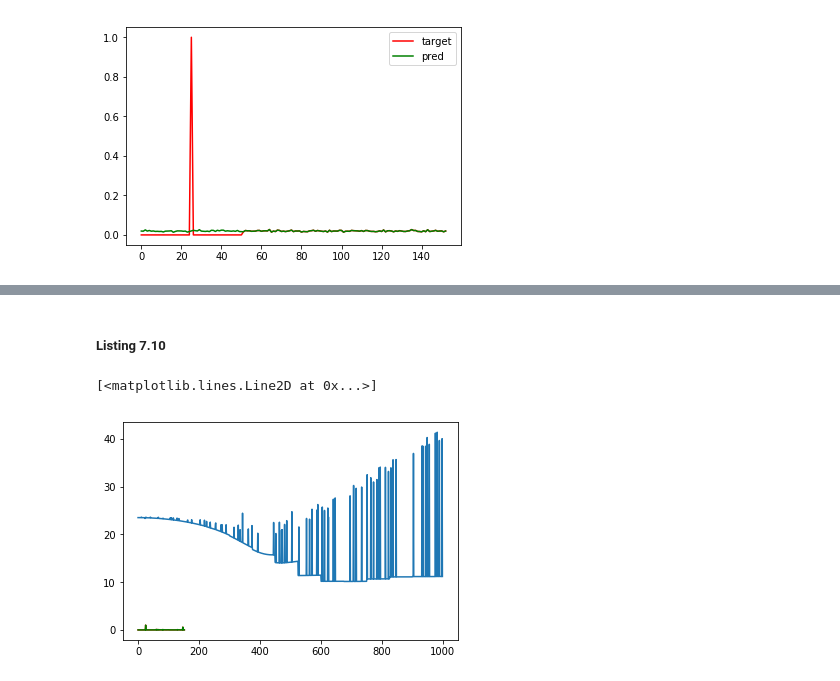
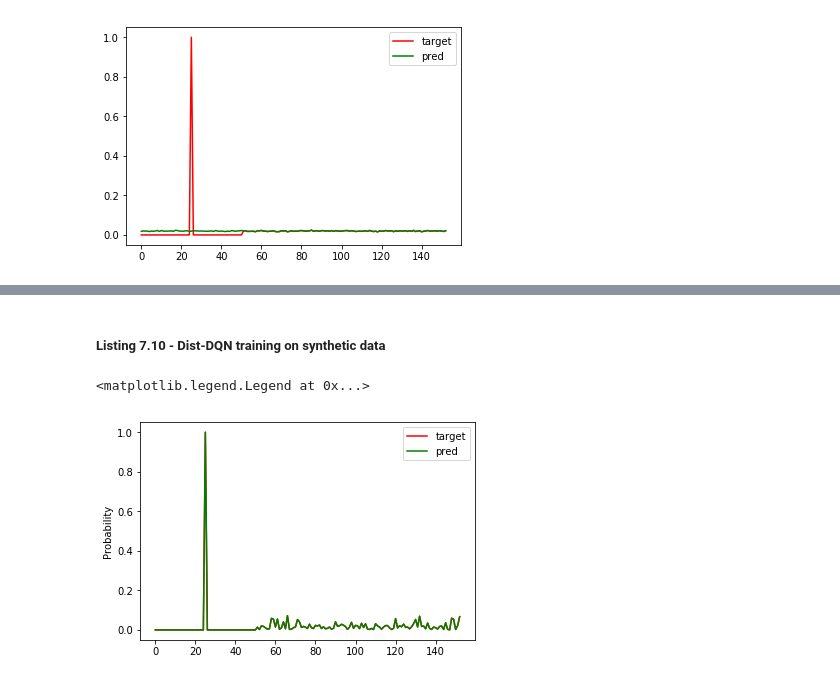
Before and after one commit to sungjinnam/DeepReinforcementLearningInAction, a Jupyter notebook: Chapter 7/Ch7_book.ipynb, the cells around one changed output, grey strips where cells are left out. Drawn from its saved outputs; the diff is of its cells as text; code cells hidden in the pictures.

```diff
--- a/Chapter 7/Ch7_book.ipynb
+++ b/Chapter 7/Ch7_book.ipynb
@@ -200,13 +220,13 @@ plt.legend()
 # %% [markdown]
-##### Listing 7.10
+##### Listing 7.10 - Dist-DQN training on synthetic data
 # %%
 for i in range(1000):
-    reward_batch = torch.Tensor([0,8]) + torch.randn(2)/10.0 #A
-    pred_batch = dist_dqn(state,theta,aspace=aspace) #B
-    pred_batch2 = dist_dqn(state,theta_2,aspace=aspace) #C
+    reward_batch = torch.Tensor([0,8]) + torch.randn(2)/10.0 #1: Adds some random noise to the rewards to mitigate overfitting
+    pred_batch = dist_dqn(state,theta,aspace=aspace) #2: uses the main model Dist-DQN to make distribution predictions
+    pred_batch2 = dist_dqn(state,theta_2,aspace=aspace) #3: uses the target network Dist-DQN to make distribution predictions (using lagged parameters)
     target_dist = get_target_dist(pred_batch2,action_batch,reward_batch, \
-                                 support, lim=(vmin,vmax),gamma=gamma) #D
-    loss = lossfn(pred_batch,target_dist.detach()) #E
+                                 support, lim=(vmin,vmax),gamma=gamma) #4: uses the target network's distributions to create the target distribution for learning
+    loss = lossfn(pred_batch,target_dist.detach()) #5: uses the main model's distribution prediction in the loss function
     losses.append(loss.item())
     loss.backward()
     # Gradient Descent
@@ -214,12 +234,15 @@ for i in range(1000):
         theta -= lr * theta.grad
     theta.requires_grad = True
 
-    if i % update_rate == 0: #F
+    if i % update_rate == 0: #6: synchronizes the target network parameters with the main model parameters
         theta_2 = theta.detach().clone()
-
-plt.plot((target_dist.flatten(start_dim=1)[0].data.numpy()),color='red',label='target')
-plt.plot((pred_batch.flatten(start_dim=1)[0].data.numpy()),color='green',label='pred')
-plt.plot(losses)
-# %% [output]
-[<matplotlib.lines.Line2D at 0x...>]
-[figure, removed]
+# %%
+# The concatenated action-value distributions for all three actions after training
+plt.plot((target_dist.flatten(start_dim=1)[0].data.numpy()),color='red',label='target')
+plt.plot((pred_batch.flatten(start_dim=1)[0].data.numpy()),color='green',label='pred')
+plt.ylabel("Probability")
+# plt.xlabel("No-OP               UP, DOWN")
+plt.legend()
+# %% [output]
+<matplotlib.legend.Legend at 0x...>
+[figure, added]
```
Also changed, not shown: parts of 17 cells of this notebook.
